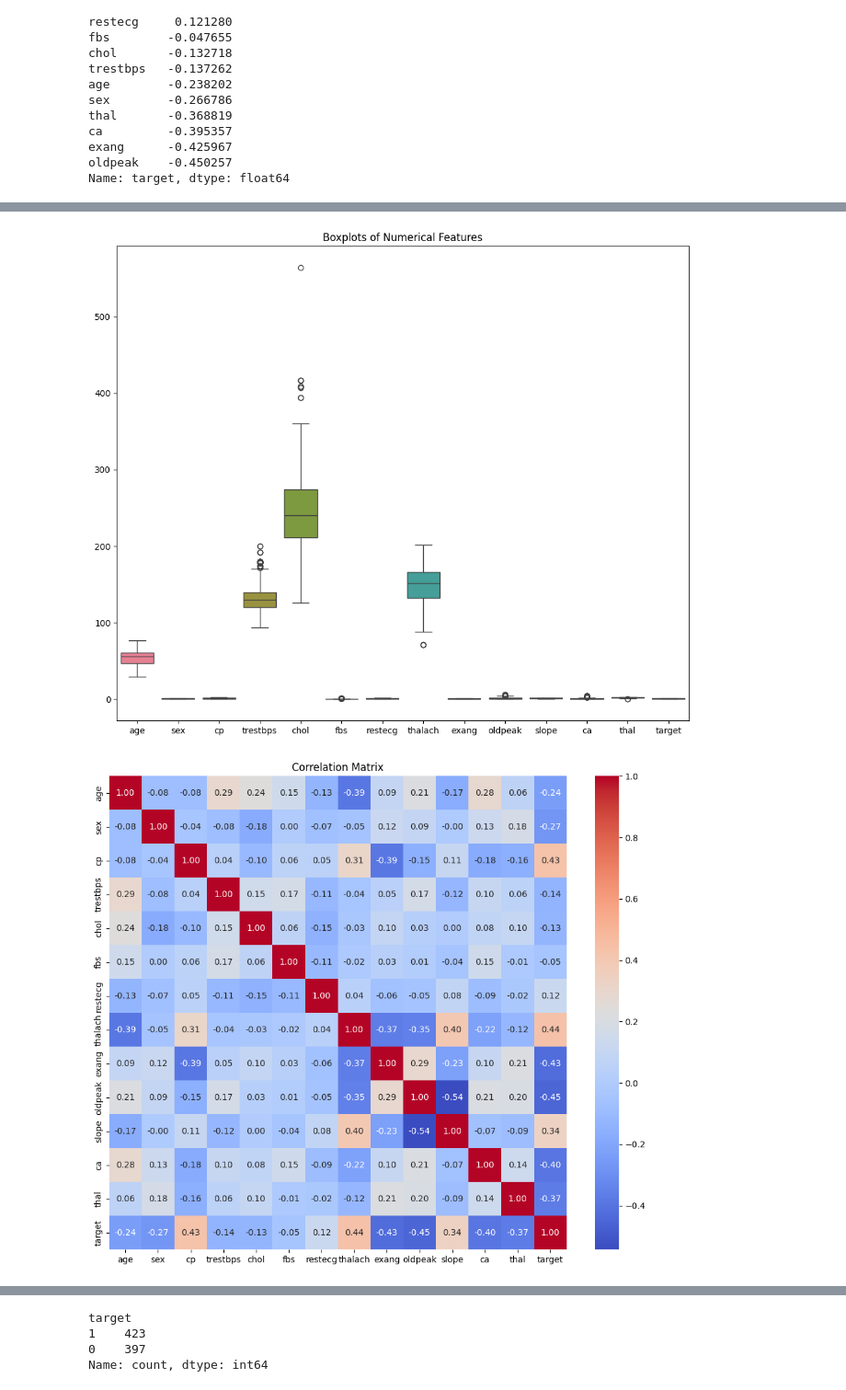
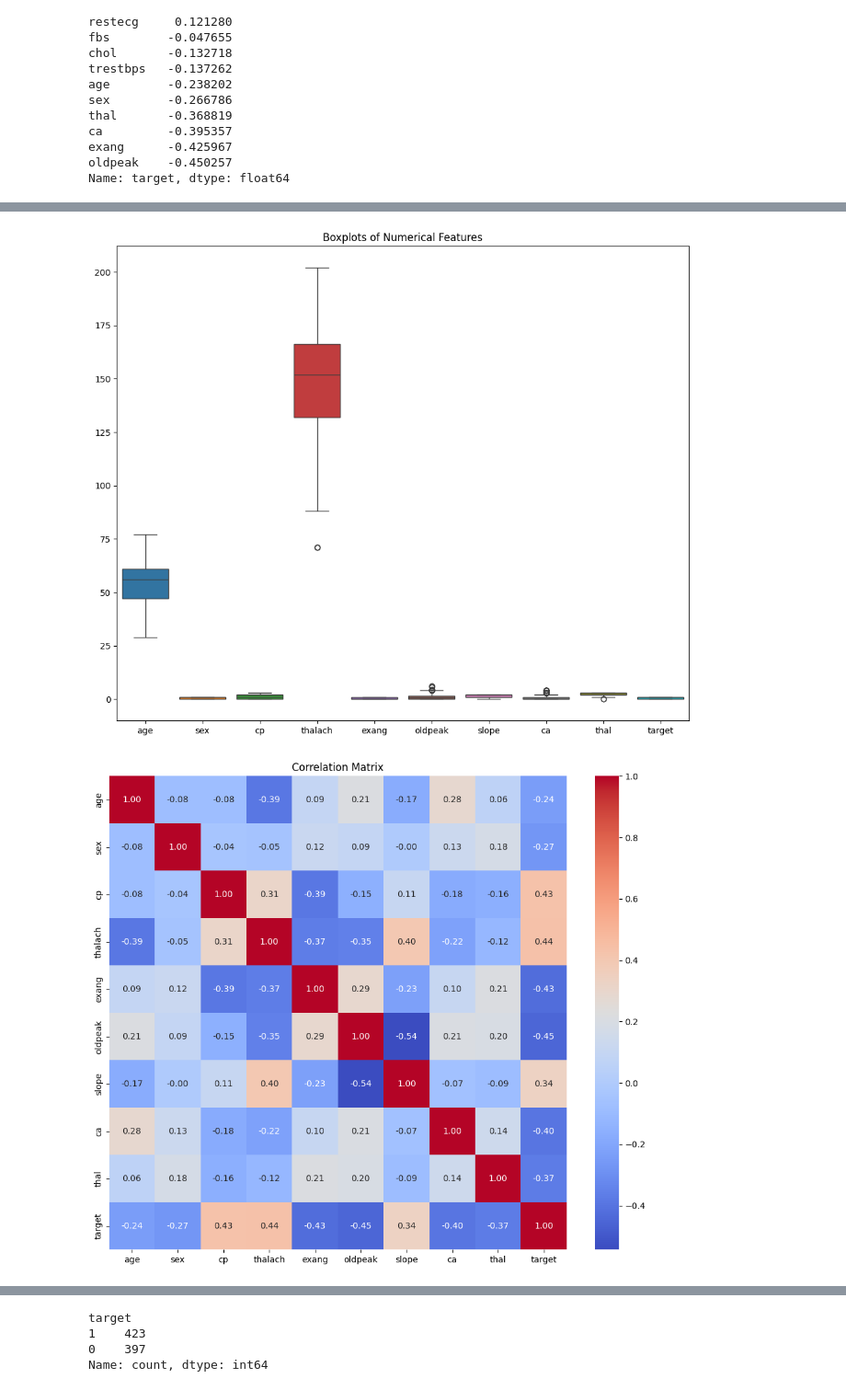
Before and after one commit to sandun7787/CIS-6009-FInal-project-prediction, a Jupyter notebook: Heart Prediction.ipynb, the cells around one changed output, grey strips where cells are left out. Shown at 92% size. Cells and saved outputs as stored; diff of their text form; code cells hidden in the pictures.

```diff
--- a/Heart Prediction.ipynb
+++ b/Heart Prediction.ipynb
@@ -184,3 +184,11 @@ ca         -0.395357
 exang      -0.425967
 oldpeak    -0.450257
 Name: target, dtype: float64
+# %%
+ columns_to_drop = ['restecg','fbs','chol','trestbps']
+
+
+training_set.drop(columns=columns_to_drop, inplace=True)
+# %%
+training_set=training_set
+training_set.head()
@@ -210,7 +225,7 @@ plt.title('Correlation Matrix')
 plt.show()
 
 # Pairplot for selected features
-selected_features = ['age', 'sex', 'cp', 'trestbps', 'chol', 'fbs', 'thalach', 'exang', 'oldpeak', 'slope', 'ca', 'thal', 'target']
+selected_features = ['age', 'sex', 'cp', 'thalach', 'exang', 'oldpeak', 'slope', 'ca', 'thal', 'target']
 sns.pairplot(training_set[selected_features])
 plt.title('Pairplot of Selected Features')
 plt.show()
@@ -236,2 +253,2 @@ max      3.000000    1.000000
-[figure, old version]
+[figure, new version]
-[figure, old version]
+[figure, new version]
```
Also changed, not shown: parts of 21 cells of this notebook.
